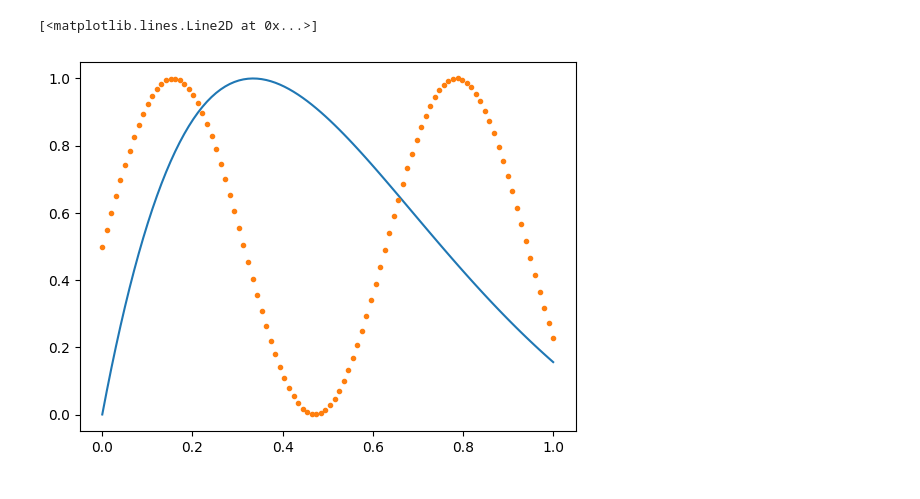
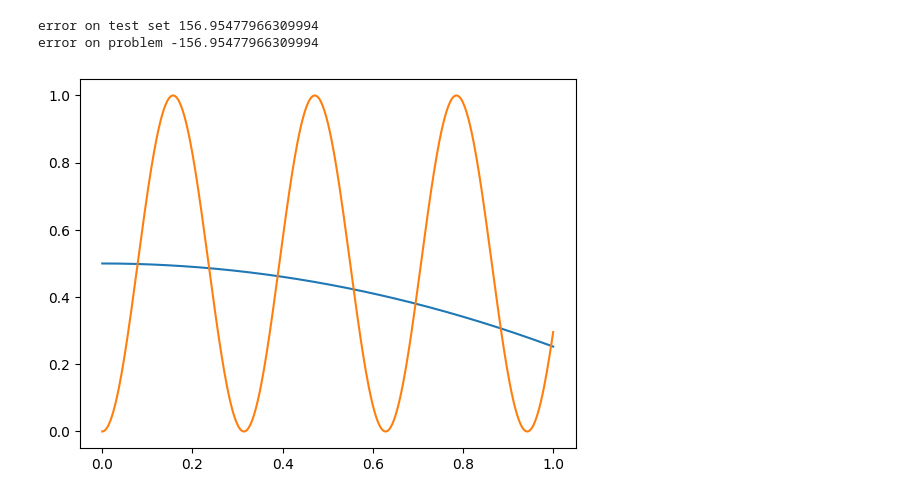
Before and after one commit to joaoMartinSaquet/AGRN, a Jupyter notebook: test.ipynb, the cells around one changed output. Drawn from its saved outputs; the diff is of its cells as text; code cells hidden in the pictures.

```diff
--- a/test.ipynb
+++ b/test.ipynb
@@ -342,11 +277,34 @@ Best fitness (sum): -33.28081946101711
 # %%
-# plt.plot(t, np.array(ytg)*10, '-', label="tg")
+grn = GRN(best_individual, nin=1, nout=1)
+# grn.setup()
 
-ytg = (np.array(ytg) - np.min(ytg))/(np.max(ytg) - np.min(ytg))
-ytrain = np.array(ytrain)
+t = np.linspace(0, 1, 500)
 
-plt.plot(t, np.array(ytg) * (np.max(ytrain) - np.min(ytrain)) + np.min(ytrain), '-', label="tg")
-plt.plot(t, ytrain, '.', label = "target")
+err, ypred = problem.eval(best_individual)
+# grn.setup()
+# grn.reset()
+# grn.warmup(25)
+# y=  []
+# for ti in t:
+#     grn.set_input([ti])
+#     grn.step()
+#     y.append(grn.get_output())
+# print(grn.concentrations)
+
+# plt.plot(t, y[:])
+# plt.plot(t, np.sin(t)**2)
+# plt.show()
+plt.plot(t, ypred,)
+# plt.plot(t, np.sin(t)**2)
+plt.plot(t, problem.ytrain)
+np.sum(abs(ypred-problem.ytrain))
+
+
+print("error on test set", np.sum(abs(ypred-problem.ytrain)))
+print("error on problem", err)
+# np.linalg.norm(ypred - np.sin(t)**2)
+# np.linalg.norm(y[:] - np.sin(t)**2)
 # %% [output]
-[<matplotlib.lines.Line2D at 0x...>]
+error on test set 156.95477966309994
+error on problem -156.95477966309994
-[figure, old version]
+[figure, new version]
```
Also changed, not shown: parts of 15 cells of this notebook, 6 other files.
